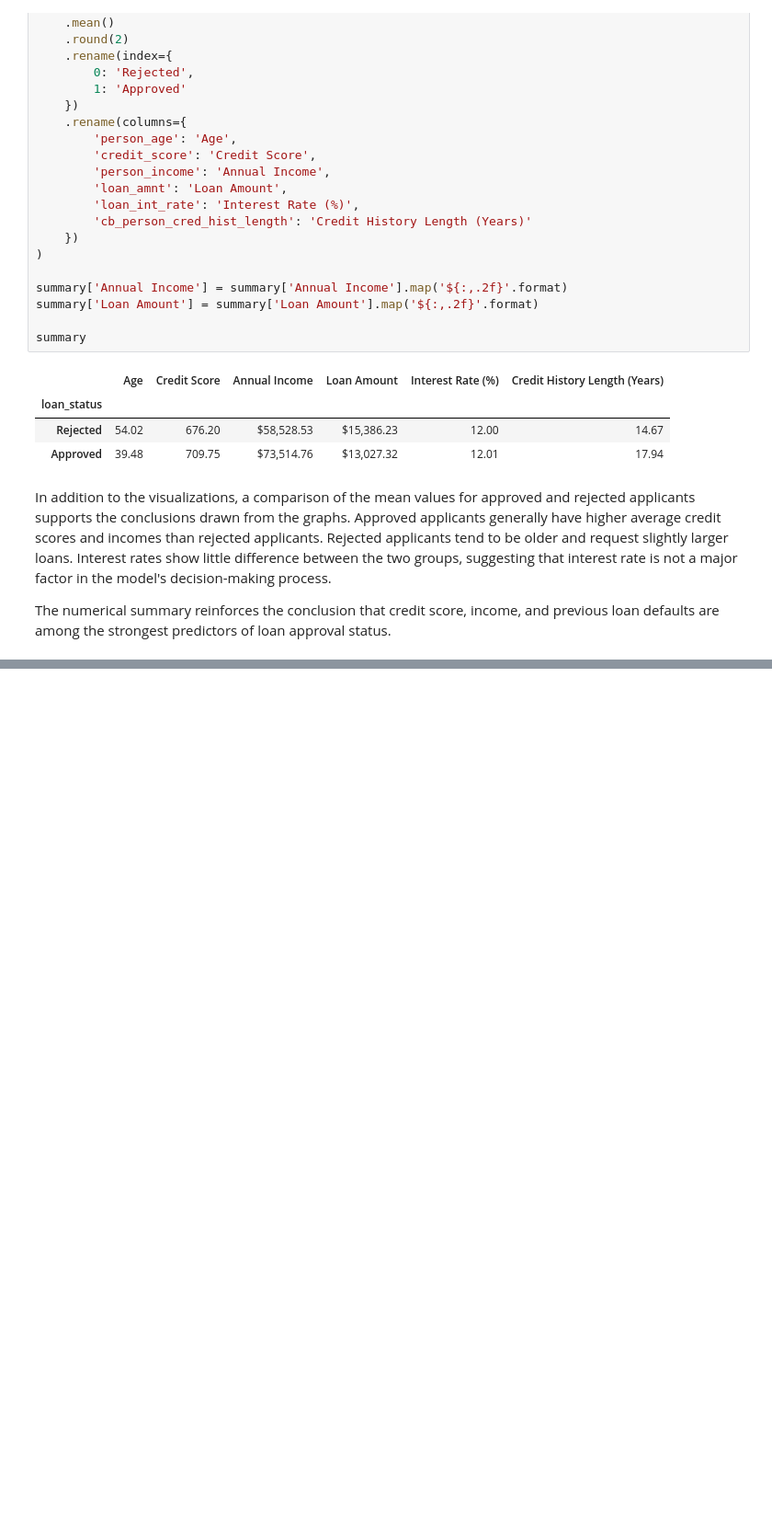
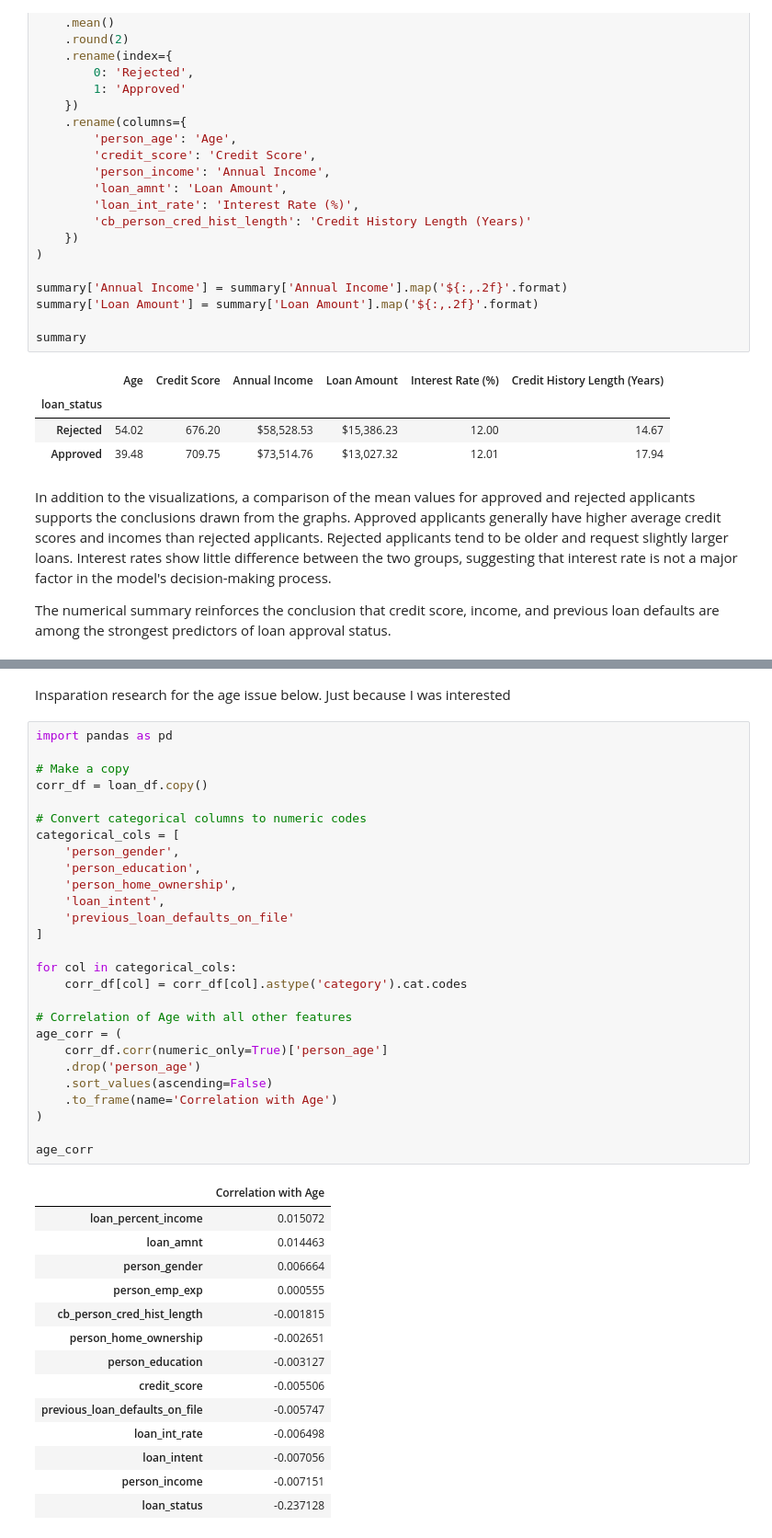
Before and after one commit to concept-cloud/Data-Visualization-And-Modeling, a Jupyter notebook: Lab/2.5 Visualizing Relationships Between Groups Lab.ipynb, the cells around one changed output, grey strips where cells are left out. Shown at 92% size. Drawn from its saved outputs; the diff is of its cells as text; blank space fills up the shorter version.

```diff
--- a/Lab/2.5 Visualizing Relationships Between Groups Lab.ipynb
+++ b/Lab/2.5 Visualizing Relationships Between Groups Lab.ipynb
@@ -359,3 +359,47 @@ Age showed a noticeable relationship with loan approval status. Rejected applica
 Loan amount showed a moderate relationship with loan approval, as rejected applicants tended to request slightly larger loans. However, the difference was much smaller than the differences observed for credit score, income, and previous loan defaults. Interest rate showed very little difference between approved and rejected applicants, suggesting that it is not a major factor in the model's decisions. Gender also appeared to have a weak relationship with loan approval, as approval patterns were relatively similar between male and female applicants.
 
 Overall, the evidence suggests that the model primarily relies on financial risk indicators such as previous loan defaults, credit score, and income when determining loan approval. While there is little evidence that gender is significantly influencing decisions, the relationship between age and loan approval warrants additional review.
+# %% [markdown]
+Insparation research for the age issue below.  Just because I was interested
+# %%
+import pandas as pd
+
+# Make a copy
+corr_df = loan_df.copy()
+
+# Convert categorical columns to numeric codes
+categorical_cols = [
+    'person_gender',
+    'person_education',
+    'person_home_ownership',
+    'loan_intent',
+    'previous_loan_defaults_on_file'
+]
+
+for col in categorical_cols:
+    corr_df[col] = corr_df[col].astype('category').cat.codes
+
+# Correlation of Age with all other features
+age_corr = (
+    corr_df.corr(numeric_only=True)['person_age']
+    .drop('person_age')
+    .sort_values(ascending=False)
+    .to_frame(name='Correlation with Age')
+)
+
+age_corr
+# %% [output]
+|  | Correlation with Age |
+| loan_percent_income | 0.015072 |
+| loan_amnt | 0.014463 |
+| person_gender | 0.006664 |
+| person_emp_exp | 0.000555 |
+| cb_person_cred_hist_length | -0.001815 |
+| person_home_ownership | -0.002651 |
+| person_education | -0.003127 |
+| credit_score | -0.005506 |
+| previous_loan_defaults_on_file | -0.005747 |
+| loan_int_rate | -0.006498 |
+| loan_intent | -0.007056 |
+| person_income | -0.007151 |
+| loan_status | -0.237128 |
```
Also changed, not shown: parts of 4 cells of this notebook.
